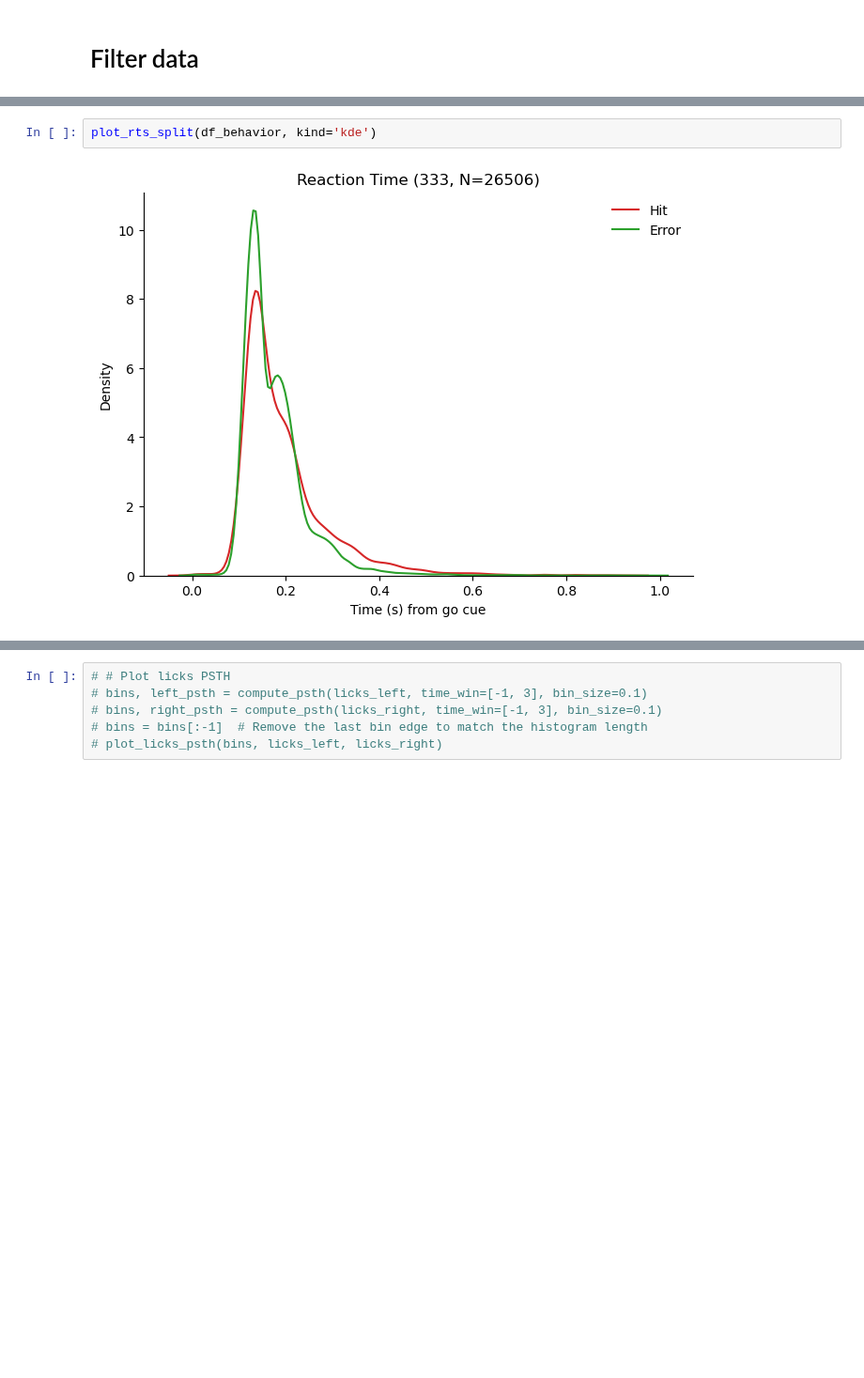
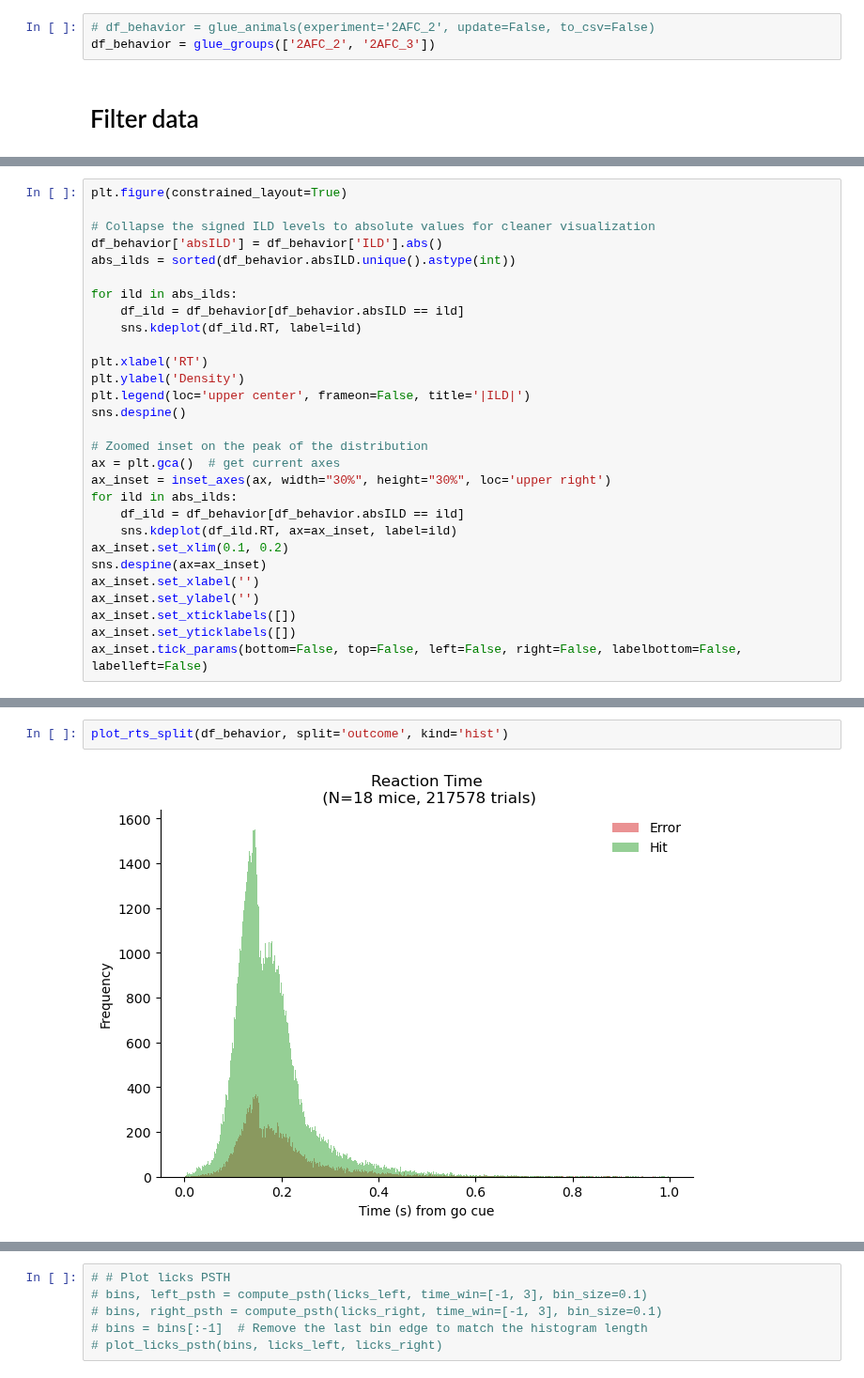
Before and after one commit to 3leni0n/PycharmProjects, a Jupyter notebook: licks/notebook.ipynb, the cells around one changed output, grey strips where cells are left out. Shown at 94% size. Cells and saved outputs as stored; diff of their text form; blank space fills up the shorter version.

```diff
--- a/licks/notebook.ipynb
+++ b/licks/notebook.ipynb
@@ -11,3 +19,6 @@ df_behavior = pd.read_csv(r'C:\Users\Usuario\PycharmProjects\glue_sessions\2AFC_
+# %%
+# df_behavior = glue_animals(experiment='2AFC_2', update=False, to_csv=False)
+df_behavior = glue_groups(['2AFC_2', '2AFC_3'])
 # %% [markdown]
 # Filter data
 # %%
@@ -34,0 +65,29 @@ plot_rts(df_behavior)
+# %%
+plt.figure(constrained_layout=True)
+
+# Collapse the signed ILD levels to absolute values for cleaner visualization
+df_behavior['absILD'] = df_behavior['ILD'].abs()
+abs_ilds = sorted(df_behavior.absILD.unique().astype(int))
+
+for ild in abs_ilds:
+    df_ild = df_behavior[df_behavior.absILD == ild]
+    sns.kdeplot(df_ild.RT, label=ild)
+
+plt.xlabel('RT')
+plt.ylabel('Density')
+plt.legend(loc='upper center', frameon=False, title='|ILD|')
+sns.despine()
+
+# Zoomed inset on the peak of the distribution
+ax = plt.gca()  # get current axes
+ax_inset = inset_axes(ax, width="30%", height="30%", loc='upper right')
+for ild in abs_ilds:
+    df_ild = df_behavior[df_behavior.absILD == ild]
+    sns.kdeplot(df_ild.RT, ax=ax_inset, label=ild)
+ax_inset.set_xlim(0.1, 0.2)
+sns.despine(ax=ax_inset)
+ax_inset.set_xlabel('')
+ax_inset.set_ylabel('')
+ax_inset.set_xticklabels([])
+ax_inset.set_yticklabels([])
+ax_inset.tick_params(bottom=False, top=False, left=False, right=False, labelbottom=False, labelleft=False)
@@ -35,4 +104,4 @@ plot_rts(df_behavior)
 # %%
-plot_rts_split(df_behavior, kind='kde')
+plot_rts_split(df_behavior, split='outcome', kind='hist')
 # %% [output]
-[figure, old version]
+[figure, new version]
```
Also changed, not shown: parts of 40 cells of this notebook, 3 other files.
